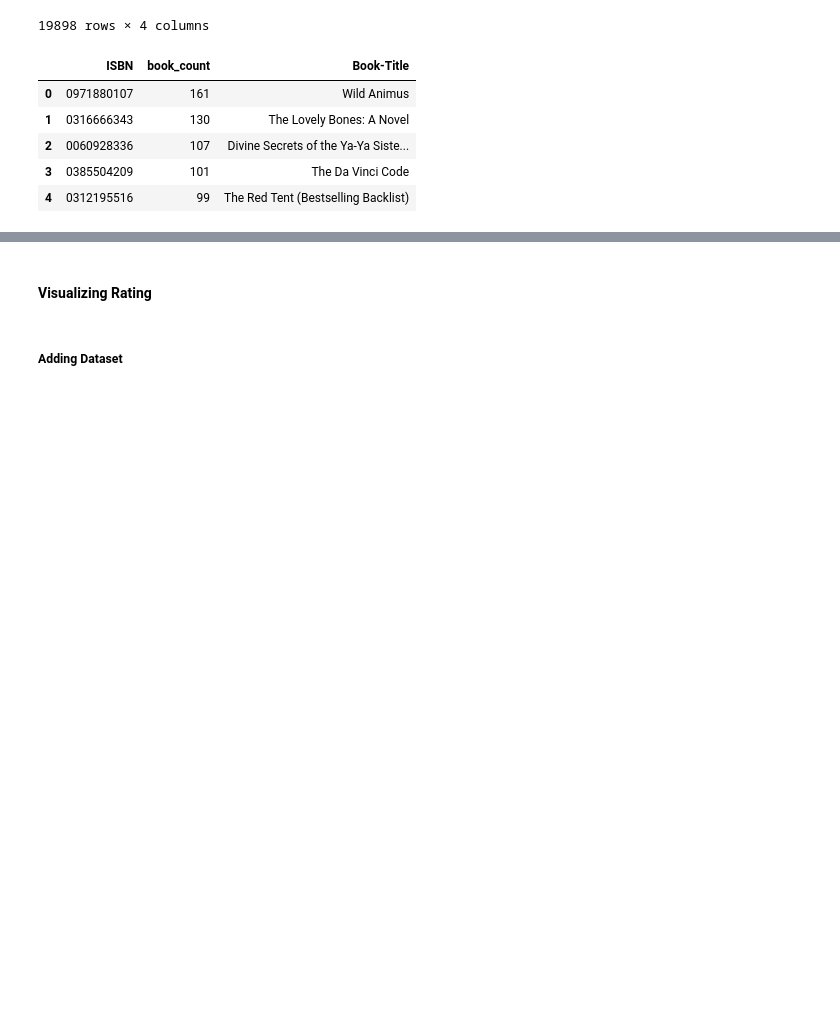
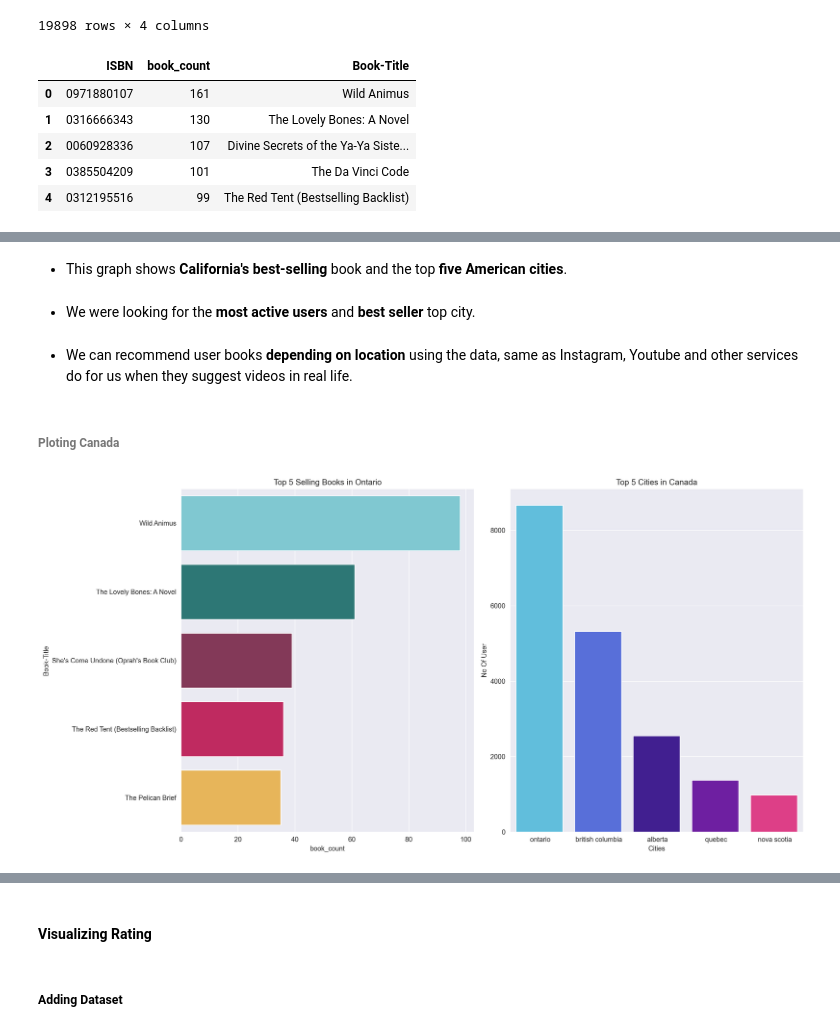
Before and after one commit to kunal-mallick/Book_Recommendation, a Jupyter notebook: Data Preprocessing & EDA/EDA.ipynb, the cells around one changed output, grey strips where cells are left out. Saved outputs shown, nothing was run; the diff lists cells and outputs as text; code cells hidden in the pictures; blank space fills up the shorter version.

```diff
--- a/Data Preprocessing & EDA/EDA.ipynb
+++ b/Data Preprocessing & EDA/EDA.ipynb
@@ -440,0 +456,7 @@ california_top_book
+# %%
+ontario =  user_loc[user_loc['city'] == ' ontario']
+
+ontario.reset_index(inplace=True)
+ontario.drop(columns='index', inplace = True)
+
+ontario
@@ -440,0 +477,15 @@ california_top_book
+# %%
+ontario_book = []
+
+for i in range(len(ontario['User-ID'])):
+    b = ratings_raw[ratings_raw['User-ID'] == ontario['User-ID'][i]]
+    for j in b['ISBN']:
+        ontario_book.append(j)
+# %%
+ont_book = pd.DataFrame({'ISBN': ontario_book})
+
+ontario_top_book = pd.DataFrame(ont_book.value_counts().head(5), columns=['book_count'])
+ontario_top_book.reset_index(inplace = True)
+ontario_top_book['Book-Title'] = ontario_top_book['ISBN'].apply(lambda x: book_raw[book_raw['ISBN'] == x].loc[:,'Book-Title'].values[0])
+
+ontario_top_book
@@ -440,0 +711,29 @@ california_top_book
+# %% [markdown]
+- This graph shows **California's best-selling** book and the top **five American cities**.
+# %% [markdown]
+- We were looking for the **most active users** and **best seller** top city.
+# %% [markdown]
+- We can recommend user books **depending on location** using the data, same as Instagram, Youtube and other services do for us when they suggest videos in real life.
+# %% [markdown]
+###### Ploting Canada
+# %%
+fig, ax = plt.subplots(ncols = 2)
+
+plt.setp(ax[1], title = 'Top 5 Cities in Canada')
+plt.setp(ax[1], xlabel = 'Cities')
+plt.setp(ax[1], ylabel = 'No Of User')
+sns.barplot(x =user_loc[user_loc['country'] == ' canada'].iloc[:,2].value_counts().head(5).index,
+            y= user_loc[user_loc['country'] == ' canada'].iloc[:,2].value_counts().head(5).values,
+            ax = ax[1],
+            palette=['#4cc9f0','#4361ee','#3a0ca3','#7209b7','#f72585'])
+
+plt.setp(ax[0], title = 'Top 5 Selling Books in Ontario')
+plt.setp(ax[0], xlabel = 'Book Title')
+plt.setp(ax[0], ylabel = '')
+sns.barplot(y = ontario_top_book['Book-Title'],
+            x = ontario_top_book['book_count'], ax = ax[0],
+            palette=['#73d2de','#218380','#8f2d56','#d81159','#ffbc42'])
+
+plt.tight_layout()
+# %% [output]
+[figure, added]
```
Also changed, not shown: parts of 61 cells of this notebook.
